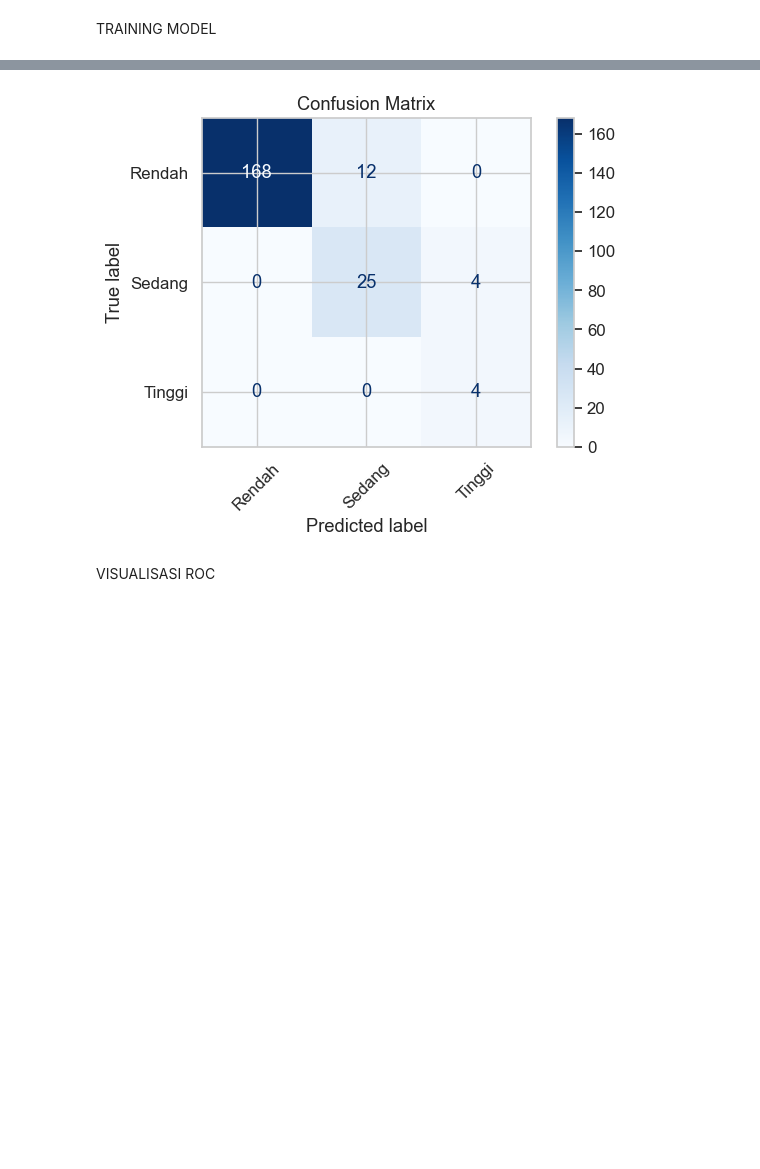
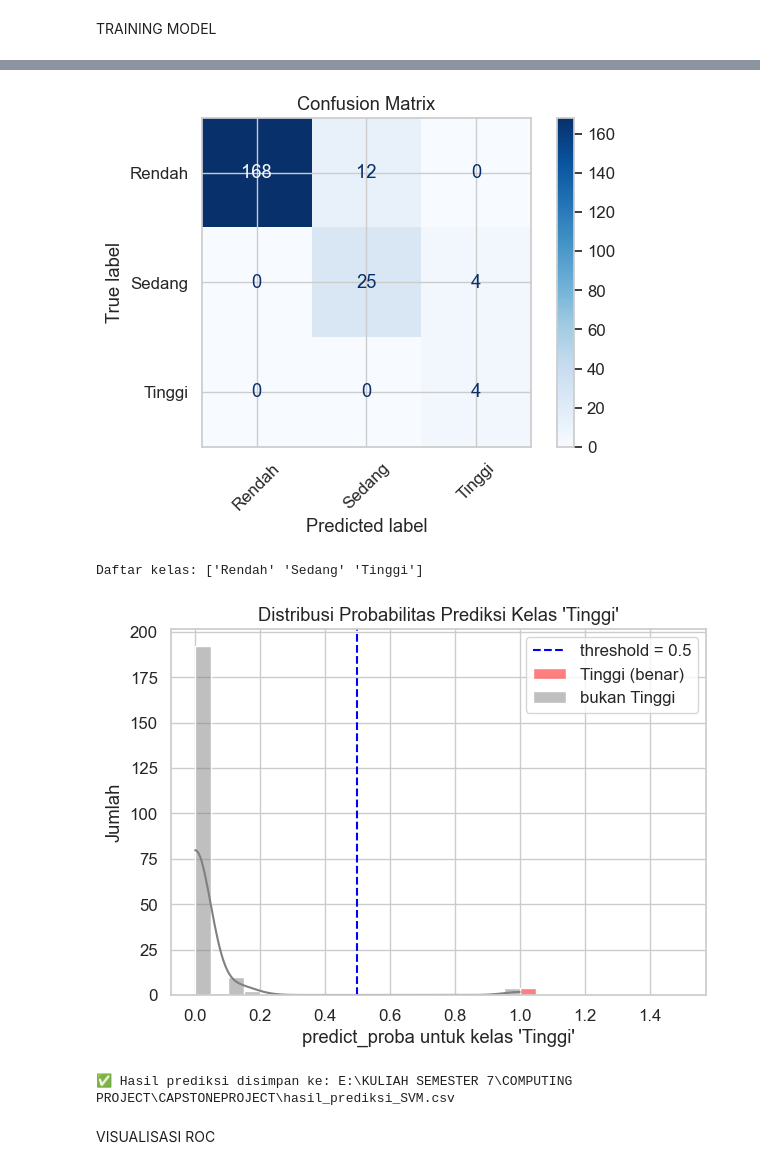
Before and after one commit to Fadhilaalya11/CAPSTONEPROJECT, a Jupyter notebook: Project_Kominfo_SVM.ipynb, the cells around one changed output, grey strips where cells are left out. Saved outputs shown, nothing was run; the diff lists cells and outputs as text; code cells hidden in the pictures; blank space fills up the shorter version.

```diff
--- a/Project_Kominfo_SVM.ipynb
+++ b/Project_Kominfo_SVM.ipynb
@@ -425,16 +425,17 @@ best_params = {
     'gamma': ['scale', 'auto'],
     'kernel': ['rbf', 'linear']
 }
+
 grid = GridSearchCV(SVC(probability=True), best_params, cv=3)
 grid.fit(X_resampled, y_resampled_encoded)
 
 print("Best Params:", grid.best_params_)
 
-# Kalibrasi model terbaik dari GridSearch
 calibrated_model = CalibratedClassifierCV(grid.best_estimator_, cv=3, method="isotonic")
 calibrated_model.fit(X_resampled, y_resampled_encoded)
 
-# Prediksi & evaluasi
+# PREDIKSI DAN EVALUASI
+
 y_pred = calibrated_model.predict(X_test)
 y_score = calibrated_model.predict_proba(X_test)
 
@@ -442,33 +443,72 @@ y_score = calibrated_model.predict_proba(X_test)
 accuracy = accuracy_score(y_test_encoded, y_pred)
 print(f"\n✅ Akurasi Prediksi Keseluruhan: {accuracy:.4f} ({accuracy*100:.2f}%)\n")
 
 # Classification Report
 print("📋 Classification Report:")
 print(classification_report(y_test_encoded, y_pred, target_names=classes))
 
 # Confusion Matrix
 ConfusionMatrixDisplay.from_predictions(
     y_test_encoded, y_pred, display_labels=classes, cmap="Blues", xticks_rotation=45
 )
 plt.title("Confusion Matrix")
 plt.tight_layout()
 plt.show()
+
+# DISTRIBUSI PROBABILITAS KELAS TERTINGGI (Tinggi/Parah)
+
+print("Daftar kelas:", classes)
+
+if "Tinggi" in classes or "tinggi" in classes:
+    target_label = "Tinggi" if "Tinggi" in classes else "tinggi"
+    parah_index = list(classes).index(target_label)
+
+    probs = y_score[:, parah_index]
+
+    mask_parah = (y_test_encoded == parah_index)
+    mask_non_parah = (y_test_encoded != parah_index)
+
+    sns.histplot(probs[mask_parah], color='red', label=f"{target_label} (benar)", bins=20, kde=True)
+    sns.histplot(probs[mask_non_parah], color='gray', label="bukan "+target_label, bins=20, kde=True)
+    plt.axvline(0.5, color='blue', linestyle='--', label="threshold = 0.5")
+    plt.title(f"Distribusi Probabilitas Prediksi Kelas '{target_label}'")
+    plt.xlabel(f"predict_proba untuk kelas '{target_label}'")
+    plt.ylabel("Jumlah")
+    plt.legend()
+    plt.grid(True)
+    plt.tight_layout()
+    plt.show()
+else:
+    print("⚠️ Kelas 'Tinggi' tidak ditemukan di daftar classes:", classes)
+
+hasil_prediksi = pd.DataFrame(X_test, columns=fitur)
+hasil_prediksi["kategori_asli"] = [classes[i] for i in y_test_encoded]
+hasil_prediksi["kategori_prediksi"] = [classes[i] for i in y_pred]
+hasil_prediksi["akurasi_benar"] = (hasil_prediksi["kategori_asli"] == hasil_prediksi["kategori_prediksi"])
+hasil_prediksi["probabilitas_prediksi_tinggi"] = y_score[:, list(classes).index("Tinggi") if "Tinggi" in classes else list(classes).index("tinggi")]
+
+output_path = r"E:\KULIAH SEMESTER 7\COMPUTING PROJECT\CAPSTONEPROJECT\hasil_prediksi_SVM.csv"
+hasil_prediksi.to_csv(output_path, index=False)
+print(f"✅ Hasil prediksi disimpan ke: {output_path}")
 # %% [output]
 Best Params: {'C': 0.1, 'gamma': 'scale', 'kernel': 'linear'}
 
 ✅ Akurasi Prediksi Keseluruhan: 0.9249 (92.49%)
 
 📋 Classification Report:
               precision    recall  f1-score   support
 
       Rendah       1.00      0.93      0.97       180
       Sedang       0.68      0.86      0.76        29
       Tinggi       0.50      1.00      0.67         4
 
     accuracy                           0.92       213
    macro avg       0.73      0.93      0.80       213
 weighted avg       0.95      0.92      0.93       213
 [figure]
+Daftar kelas: ['Rendah' 'Sedang' 'Tinggi']
+[figure, added]
+✅ Hasil prediksi disimpan ke: E:\KULIAH SEMESTER 7\COMPUTING PROJECT\CAPSTONEPROJECT\hasil_prediksi_SVM.csv
 # %% [markdown]
 VISUALISASI ROC
 # %%
```
Also changed, not shown: parts of 10 cells of this notebook, 6 other files.
